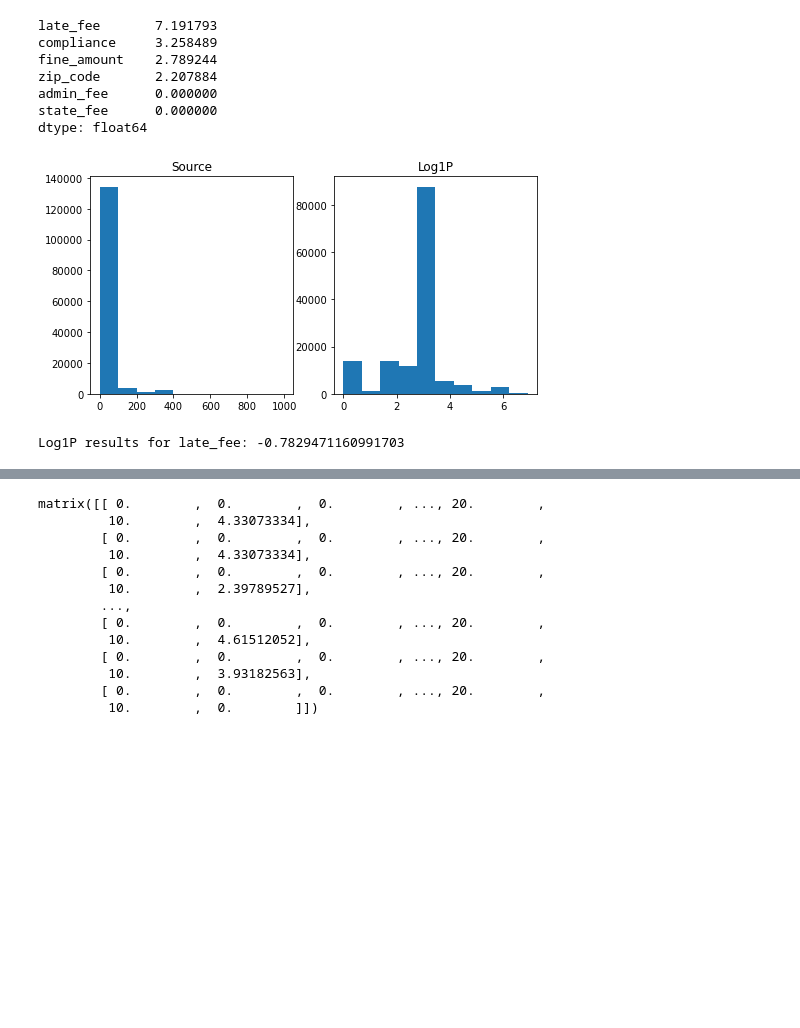
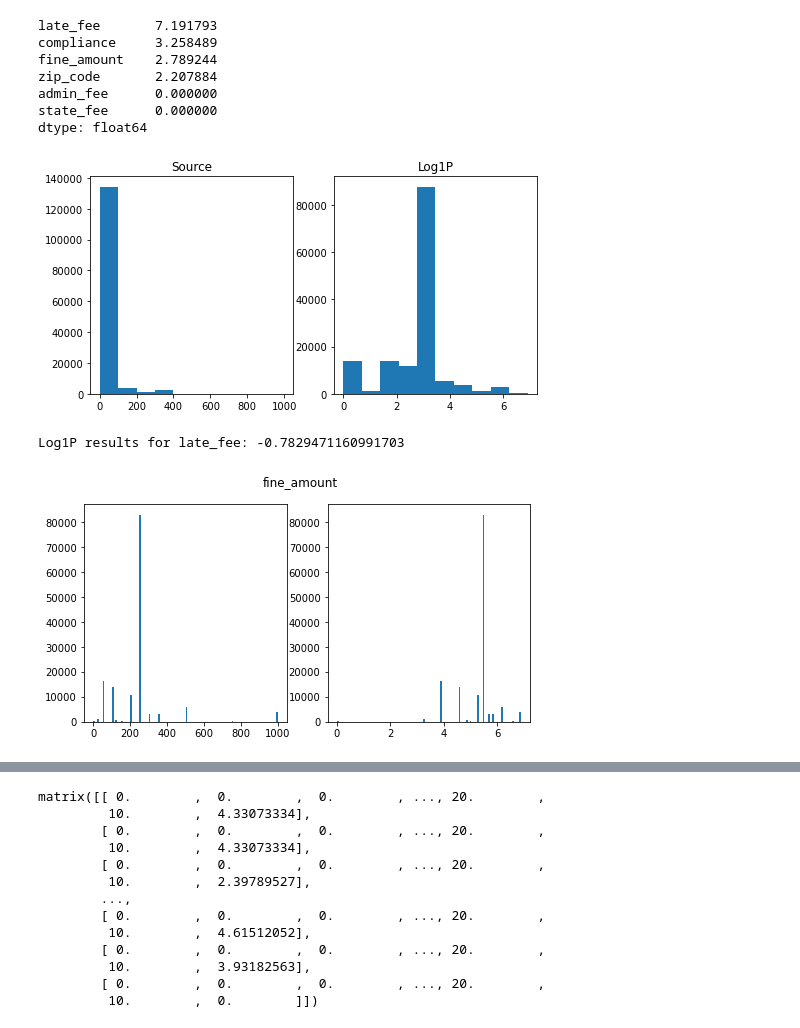
Before and after one commit to akmalsoliev/Fine_payment_prediction, a Jupyter notebook: Chicago Fine Payment Predict.ipynb, the cells around one changed output, grey strips where cells are left out. Saved outputs shown, nothing was run; the diff lists cells and outputs as text; code cells hidden in the pictures; blank space fills up the shorter version.

```diff
--- a/Chicago Fine Payment Predict.ipynb
+++ b/Chicago Fine Payment Predict.ipynb
@@ -56,28 +64,36 @@ train
 # %%
 # Analyzing the data, attempting to find an improvements that can be made on the data
 
 print(train.skew().sort_values(ascending=False))
 
 import matplotlib.pyplot as plt
 
 fig, (ax1, ax2) = plt.subplots(1, 2, figsize=(8, 4))
 ax1.hist(train['late_fee'])
 ax2.hist(train['late_fee'].apply(np.log1p))
 ax1.set(title='Source'), ax2.set(title='Log1P')
 plt.show()
 
 # Log1p provides us with much better skew
 
 print("Log1P results for late_fee:", train['late_fee'].apply(np.log1p).skew())
 
-train['late_fee']= train['late_fee'].apply(np.log1p)
+train['late_fee'] = train['late_fee'].apply(np.log1p)
+
+# train['fine_amount'] = train['fine_amount'].apply(np.log1p)
+fig, (ax1, ax2) = plt.subplots(1, 2, figsize=(8, 4))
+ax1.hist(train['fine_amount'],bins=100)
+ax2.hist(train['fine_amount'].apply(np.log1p), bins=100) # -1.2315781045495866
+fig.suptitle('fine_amount')
+plt.show()
 # %% [output]
 late_fee       7.191793
 compliance     3.258489
 fine_amount    2.789244
 zip_code       2.207884
 admin_fee      0.000000
 state_fee      0.000000
 dtype: float64
 [figure]
 Log1P results for late_fee: -0.7829471160991703
+[figure, added]
```
Also changed, not shown: parts of 13 cells of this notebook, 4 other files.
